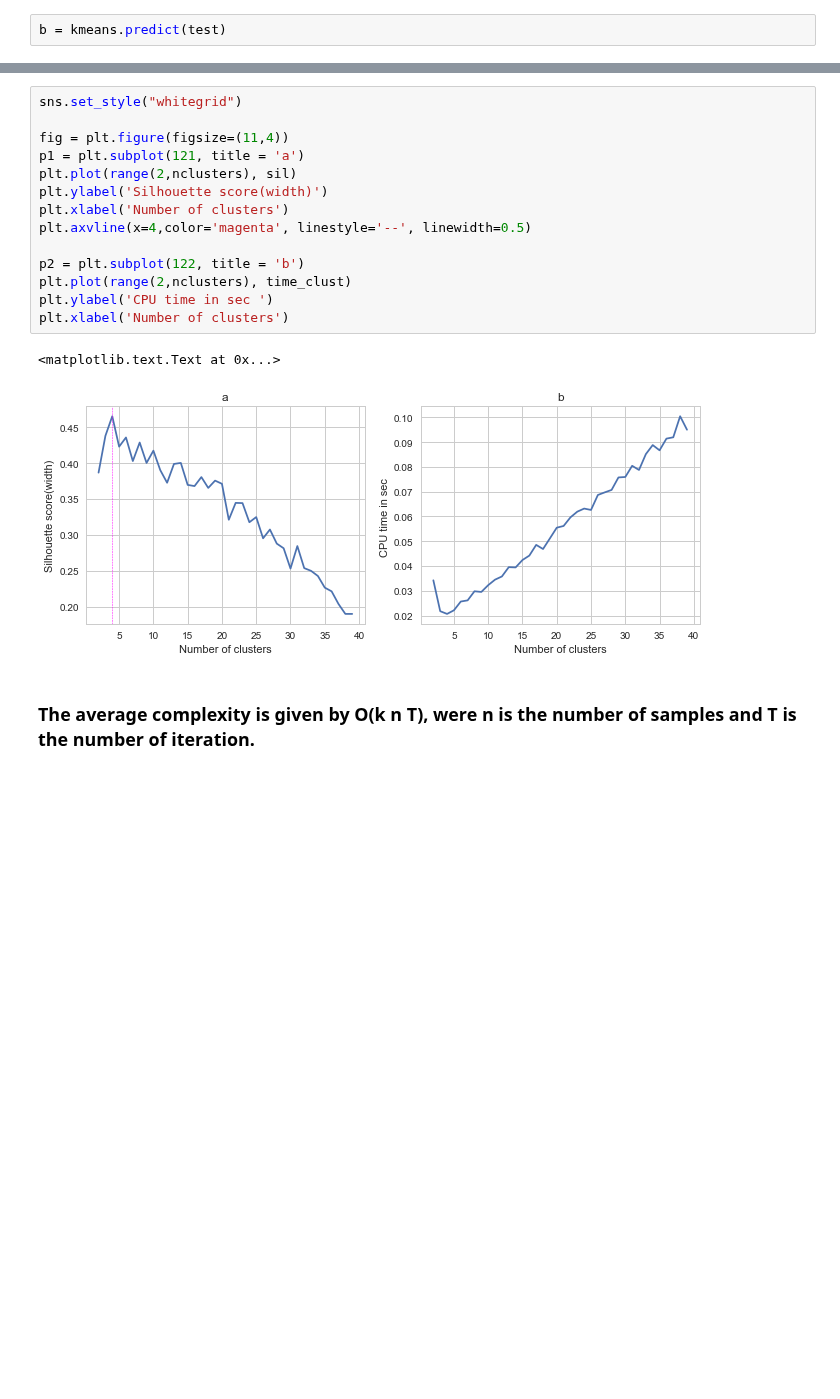
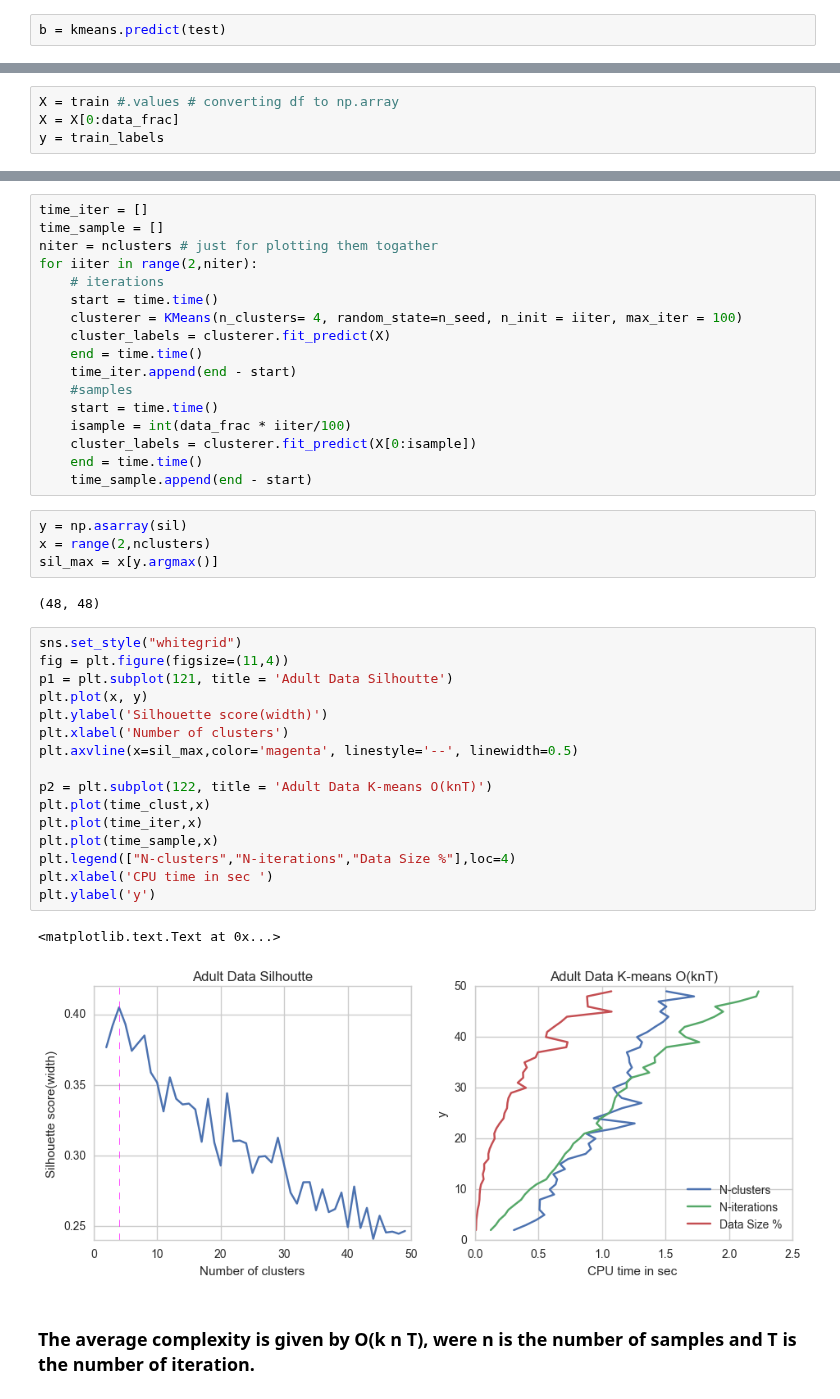
Before and after one commit to truzmeto/UnsupervisedLearning, a Jupyter notebook: k_meanes.ipynb, the cells around one changed output, grey strips where cells are left out. Cells and saved outputs as stored; diff of their text form; blank space fills up the shorter version.

```diff
--- a/k_meanes.ipynb
+++ b/k_meanes.ipynb
@@ -86,3 +83,7 @@ y = train_labels
+# %%
+X = train #.values # converting df to np.array
+X = X[0:data_frac]
+y = train_labels
 # %%
 sil = []
 time_clust = []
@@ -104,20 +97,45 @@ time_feature = []
+# %%
+time_iter = []
+time_sample = []
+niter = nclusters # just for plotting them togather
+for iiter in range(2,niter):
+    # iterations
+    start = time.time()
+    clusterer = KMeans(n_clusters= 4, random_state=n_seed, n_init = iiter, max_iter = 100)
+    cluster_labels = clusterer.fit_predict(X)
+    end = time.time()
+    time_iter.append(end - start)
+    #samples
+    start = time.time()
+    isample = int(data_frac * iiter/100)
+    cluster_labels = clusterer.fit_predict(X[0:isample])
+    end = time.time()
+    time_sample.append(end - start)
+# %%
+y = np.asarray(sil)
+x = range(2,nclusters)
+sil_max = x[y.argmax()]
+# %% [output]
+(48, 48)
 # %%
 sns.set_style("whitegrid")
-
 fig = plt.figure(figsize=(11,4))
-p1 = plt.subplot(121, title = 'a')
-plt.plot(range(2,nclusters), sil)
+p1 = plt.subplot(121, title = 'Adult Data Silhoutte')
+plt.plot(x, y)
 plt.ylabel('Silhouette score(width)')
 plt.xlabel('Number of clusters')
-plt.axvline(x=4,color='magenta', linestyle='--', linewidth=0.5)
+plt.axvline(x=sil_max,color='magenta', linestyle='--', linewidth=0.5)
 
-p2 = plt.subplot(122, title = 'b')
-plt.plot(range(2,nclusters), time_clust)
-plt.ylabel('CPU time in sec ')
-plt.xlabel('Number of clusters')
+p2 = plt.subplot(122, title = 'Adult Data K-means O(knT)')
+plt.plot(time_clust,x)
+plt.plot(time_iter,x)
+plt.plot(time_sample,x)
+plt.legend(["N-clusters","N-iterations","Data Size %"],loc=4)
+plt.xlabel('CPU time in sec ')
+plt.ylabel('y')
 # %% [output]
 <matplotlib.text.Text at 0x...>
-[figure, old version]
+[figure, new version]
 # %% [markdown]
 ### The average complexity is given by O(k n T), were n is the number of samples and T is the number of iteration.
 # %% [markdown]
```
Also changed, not shown: parts of 21 cells of this notebook, 1 other file.
